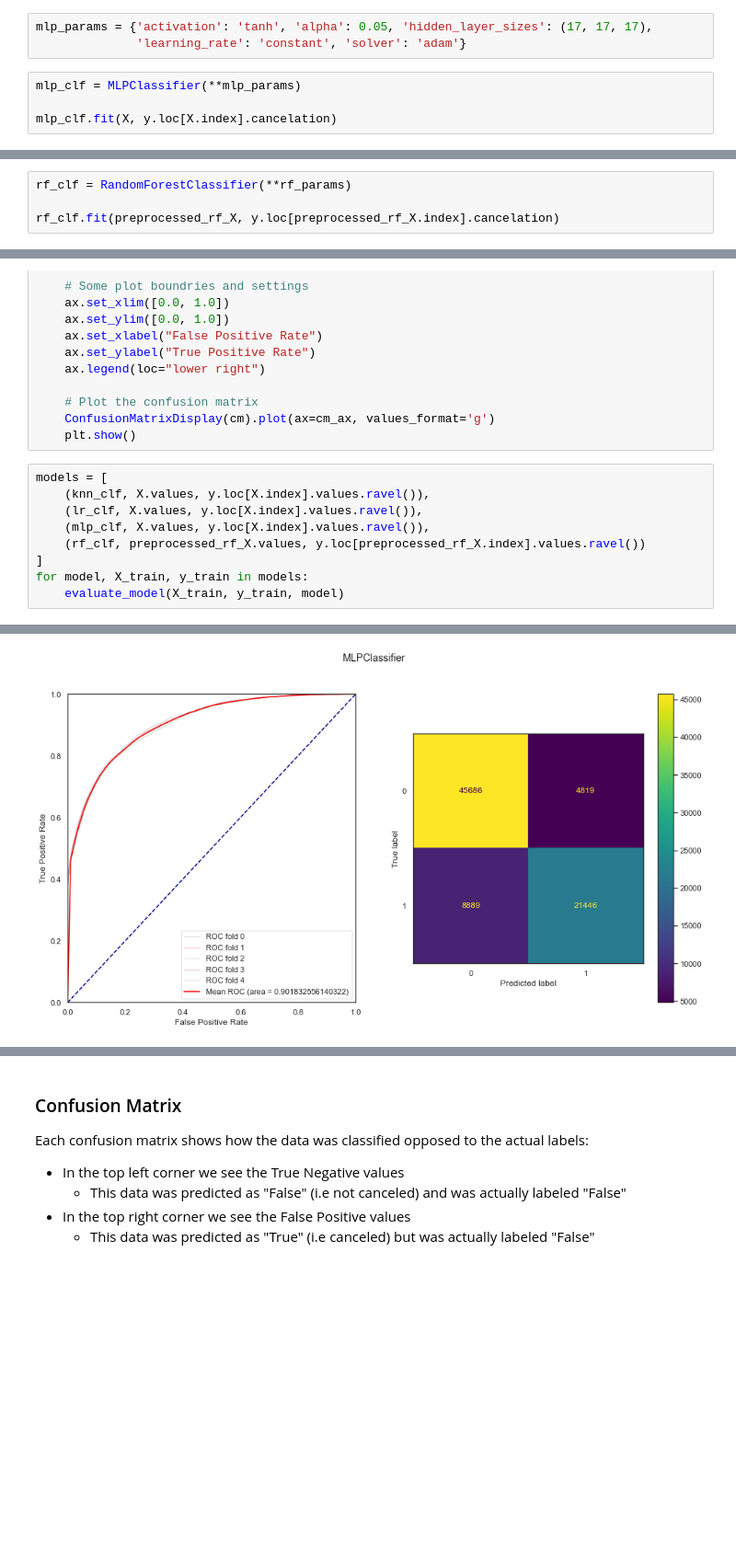
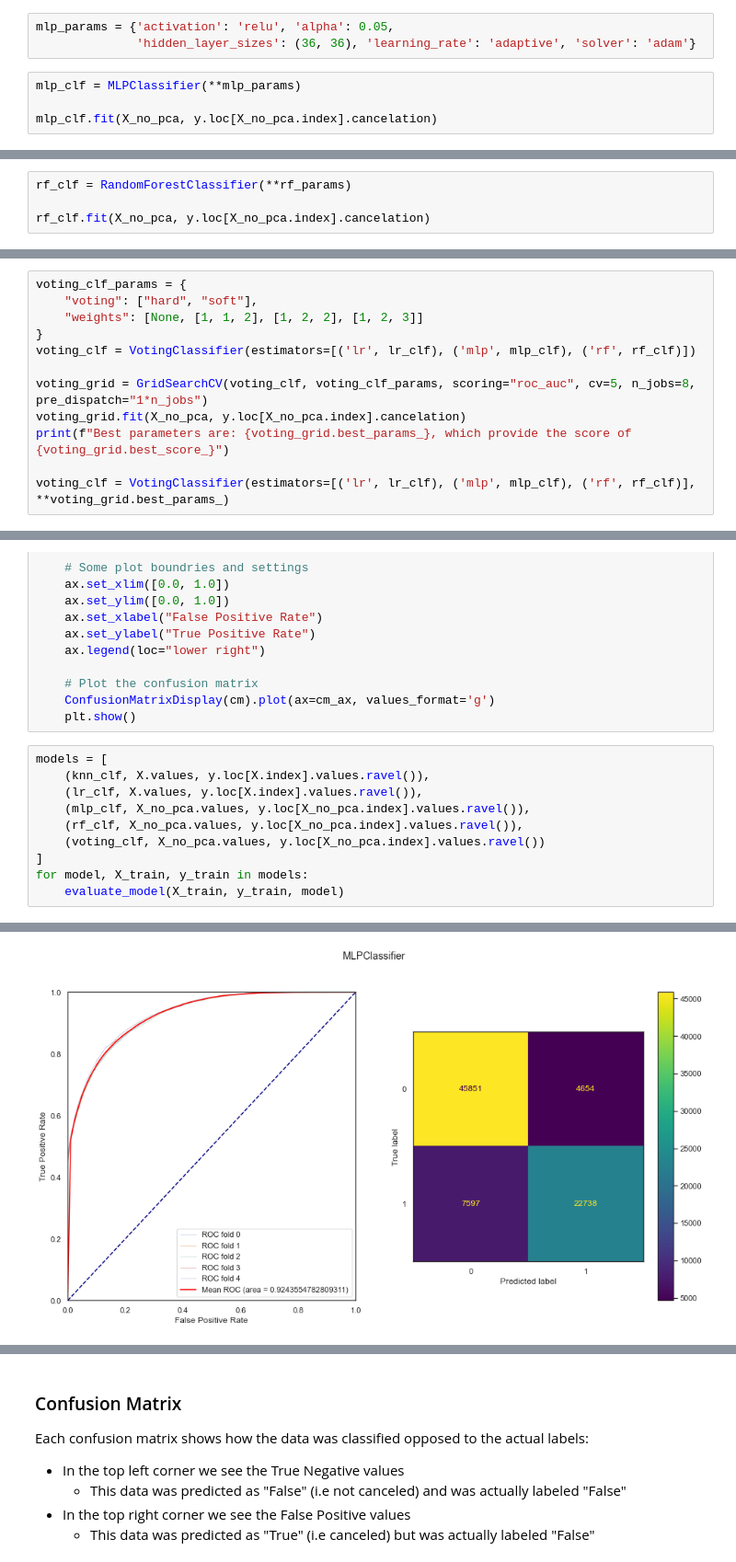
Before and after one commit to ofekinger/ML_Final_Project, a Jupyter notebook: submission.ipynb, the cells around one changed output, grey strips where cells are left out. Shown at 92% size. Cells and saved outputs as stored; diff of their text form; blank space fills up the shorter version.

Commit message:
Removed PCA from MLP and LR (Voting=0.93348, Forest=0.93451)

```diff
--- a/submission.ipynb
+++ b/submission.ipynb
@@ -597,8 +609,8 @@ Best parameters with PCA are: {'activation': 'tanh', 'alpha': 0.05, 'hidden_laye
 # %%
-mlp_params = {'activation': 'tanh', 'alpha': 0.05, 'hidden_layer_sizes': (17, 17, 17),
-              'learning_rate': 'constant', 'solver': 'adam'}
+mlp_params = {'activation': 'relu', 'alpha': 0.05,
+              'hidden_layer_sizes': (36, 36), 'learning_rate': 'adaptive', 'solver': 'adam'}
 # %%
 mlp_clf = MLPClassifier(**mlp_params)
 
-mlp_clf.fit(X, y.loc[X.index].cancelation)
+mlp_clf.fit(X_no_pca, y.loc[X_no_pca.index].cancelation)
 # %% [output]
@@ -633,7 +641,7 @@ rf_params = {'bootstrap': True, 'criterion': 'entropy', 'max_depth': None,
 # %%
 rf_clf = RandomForestClassifier(**rf_params)
 
-rf_clf.fit(preprocessed_rf_X, y.loc[preprocessed_rf_X.index].cancelation)
+rf_clf.fit(X_no_pca, y.loc[X_no_pca.index].cancelation)
 # %% [output]
 RandomForestClassifier(criterion='entropy', max_features='sqrt',
                        min_samples_split=3, n_estimators=200, oob_score=True)
@@ -639,0 +652,12 @@ RandomForestClassifier(criterion='entropy', max_features='sqrt',
+# %%
+voting_clf_params = {
+    "voting": ["hard", "soft"],
+    "weights": [None, [1, 1, 2], [1, 2, 2], [1, 2, 3]]
+}
+voting_clf = VotingClassifier(estimators=[('lr', lr_clf), ('mlp', mlp_clf), ('rf', rf_clf)])
+
+voting_grid = GridSearchCV(voting_clf, voting_clf_params, scoring="roc_auc", cv=5, n_jobs=8, pre_dispatch="1*n_jobs")
+voting_grid.fit(X_no_pca, y.loc[X_no_pca.index].cancelation)
+print(f"Best parameters are: {voting_grid.best_params_}, which provide the score of {voting_grid.best_score_}")
+
+voting_clf = VotingClassifier(estimators=[('lr', lr_clf), ('mlp', mlp_clf), ('rf', rf_clf)], **voting_grid.best_params_)
@@ -700,18 +728,19 @@ def evaluate_model(X, y, clf, n_splits=5, shuffle=False):
 # %%
 models = [
     (knn_clf, X.values, y.loc[X.index].values.ravel()),
     (lr_clf, X.values, y.loc[X.index].values.ravel()),
-    (mlp_clf, X.values, y.loc[X.index].values.ravel()),
-    (rf_clf, preprocessed_rf_X.values, y.loc[preprocessed_rf_X.index].values.ravel())
+    (mlp_clf, X_no_pca.values, y.loc[X_no_pca.index].values.ravel()),
+    (rf_clf, X_no_pca.values, y.loc[X_no_pca.index].values.ravel()),
+    (voting_clf, X_no_pca.values, y.loc[X_no_pca.index].values.ravel())
 ]
 for model, X_train, y_train in models:
     evaluate_model(X_train, y_train, model)
 # %% [output]
 <Figure size 432x288 with 0 Axes>
 [figure]
 <Figure size 432x288 with 0 Axes>
 [figure]
 <Figure size 432x288 with 0 Axes>
-[figure, old version]
+[figure, new version]
 <Figure size 432x288 with 0 Axes>
 [figure]
```
Also changed, not shown: parts of 20 cells of this notebook.
